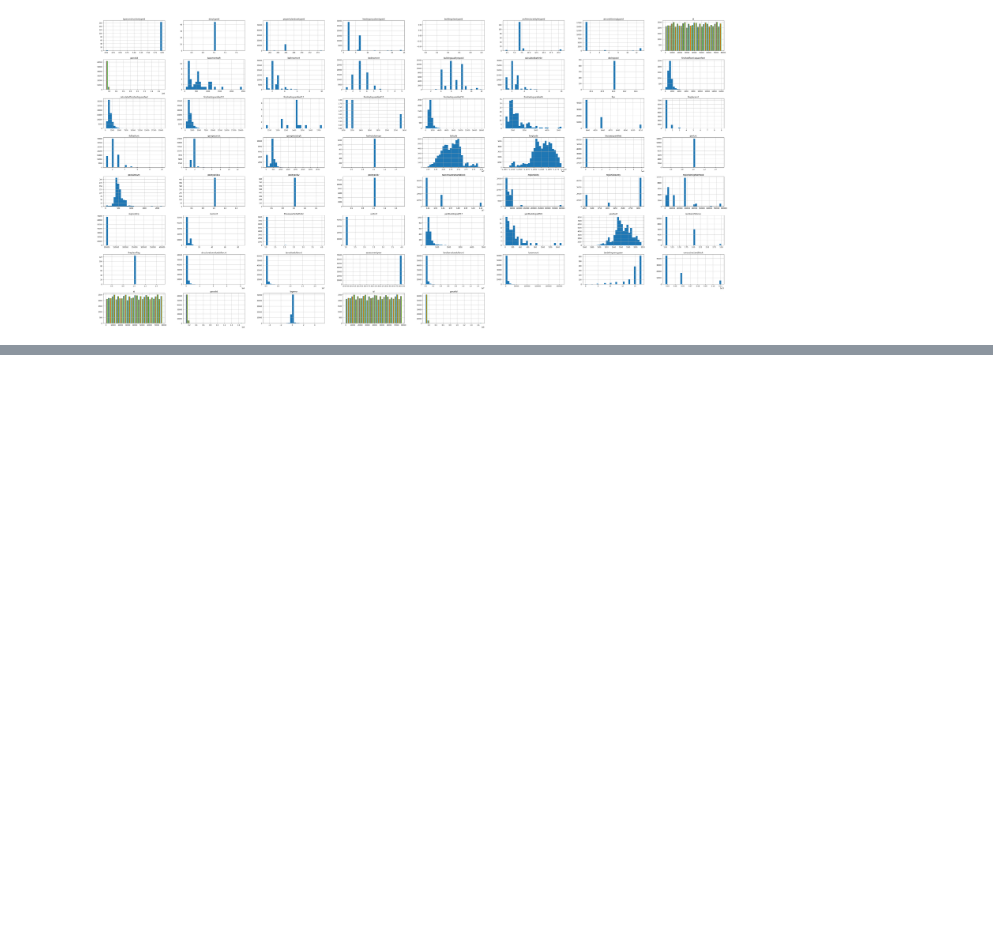
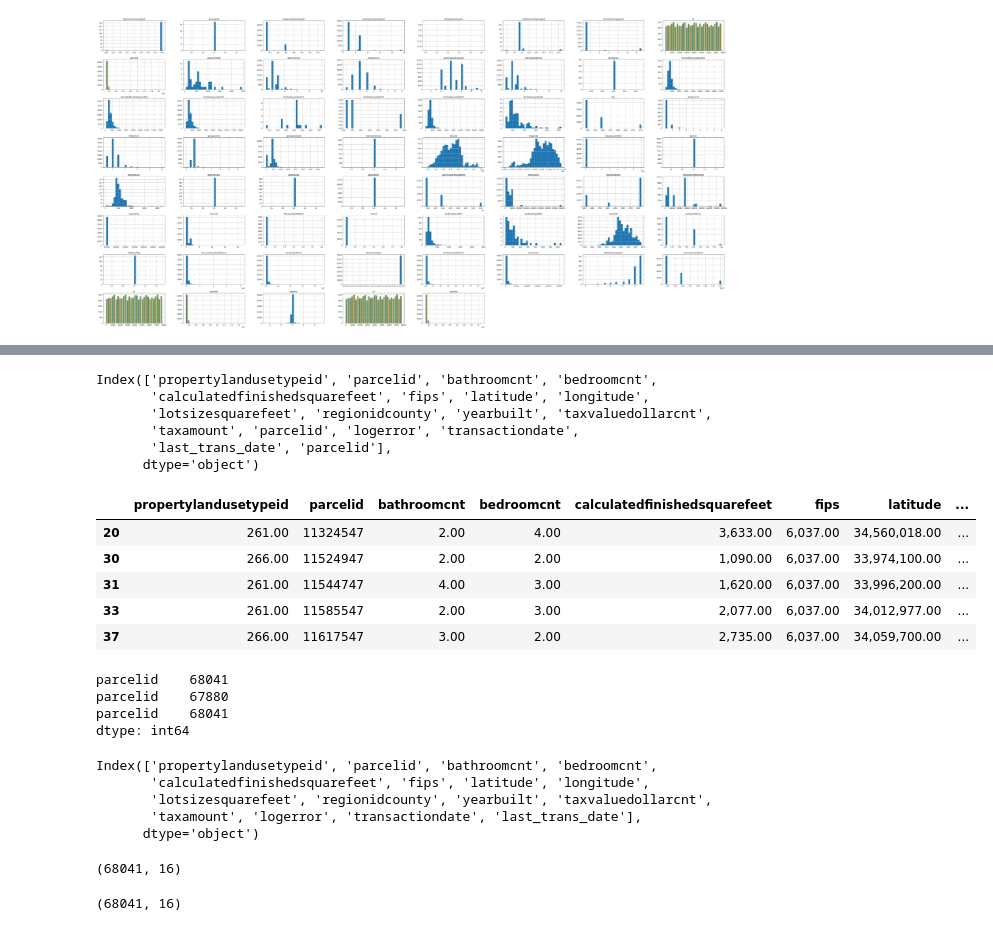
Before and after one commit to SLawsonWoods/clustering_zillow, a Jupyter notebook: drafting_notebook.ipynb, the cells around one changed output, grey strips where cells are left out. Saved outputs shown, nothing was run; the diff lists cells and outputs as text; code cells hidden in the pictures; blank space fills up the shorter version.

```diff
--- a/drafting_notebook.ipynb
+++ b/drafting_notebook.ipynb
@@ -154,0 +178,16 @@ plt.show()
+# %%
+def drop_cols_null(df, max_missing_rows_pct=0.25):
+    '''
+    Takes in a DataFrame and a maximum percent for missing values and
+    returns the passed DataFrame after removing any colums missing the
+    defined max percent or more worth of rows
+    '''
+
+    # set threshold for axis=1 and drop cols
+    thresh_col = math.ceil(df.shape[0] * (1 - max_missing_rows_pct))
+    df = df.dropna(axis=1, thresh=thresh_col)
+
+    return df
+# %%
+# I want to drop any column with more than 25% of the values missing
+df = drop_cols_null(df)
@@ -154,0 +229,26 @@ plt.show()
+# %%
+df.columns
+# %% [output]
+Index(['propertylandusetypeid', 'parcelid', 'bathroomcnt', 'bedroomcnt',
+       'calculatedfinishedsquarefeet', 'fips', 'latitude', 'longitude',
+       'lotsizesquarefeet', 'regionidcounty', 'yearbuilt', 'taxvaluedollarcnt',
+       'taxamount', 'parcelid', 'logerror', 'transactiondate',
+       'last_trans_date', 'parcelid'],
+      dtype='object')
+# %%
+df.head()
+# %% [output]
+|  | propertylandusetypeid | parcelid | bathroomcnt | bedroomcnt | calculatedfinishedsquarefeet | fips | latitude | ... |
+| 20 | 261.00 | 11324547 | 2.00 | 4.00 | 3,633.00 | 6,037.00 | 34,560,018.00 | ... |
+| 30 | 266.00 | 11524947 | 2.00 | 2.00 | 1,090.00 | 6,037.00 | 33,974,100.00 | ... |
+| 31 | 261.00 | 11544747 | 4.00 | 3.00 | 1,620.00 | 6,037.00 | 33,996,200.00 | ... |
+| 33 | 261.00 | 11585547 | 2.00 | 3.00 | 2,077.00 | 6,037.00 | 34,012,977.00 | ... |
+| 37 | 266.00 | 11617547 | 3.00 | 2.00 | 2,735.00 | 6,037.00 | 34,059,700.00 | ... |
+# %%
+#check to see if they have the same values
+df.parcelid.nunique()
+# %% [output]
+parcelid    68041
+parcelid    67880
+parcelid    68041
+dtype: int64
@@ -154,0 +258,13 @@ plt.show()
+# %%
+# checking to make sure that happened
+df.columns
+# %% [output]
+Index(['propertylandusetypeid', 'parcelid', 'bathroomcnt', 'bedroomcnt',
+       'calculatedfinishedsquarefeet', 'fips', 'latitude', 'longitude',
+       'lotsizesquarefeet', 'regionidcounty', 'yearbuilt', 'taxvaluedollarcnt',
+       'taxamount', 'logerror', 'transactiondate', 'last_trans_date'],
+      dtype='object')
+# %%
+df.shape
+# %% [output]
+(68041, 16)
@@ -154,0 +273,4 @@ plt.show()
+# %%
+df.shape
+# %% [output]
+(68041, 16)
```
Also changed, not shown: parts of 29 cells of this notebook, 1 other file.
